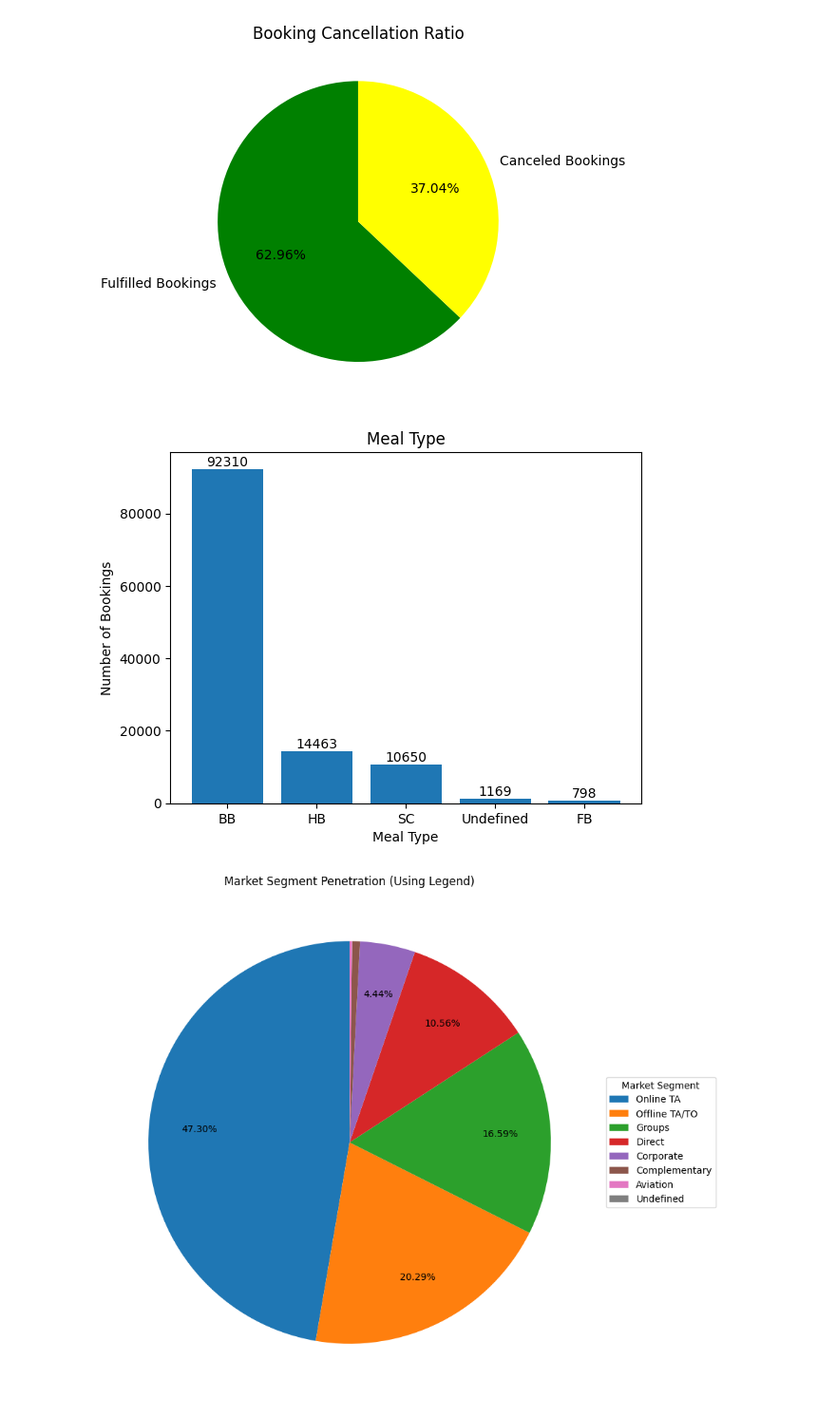
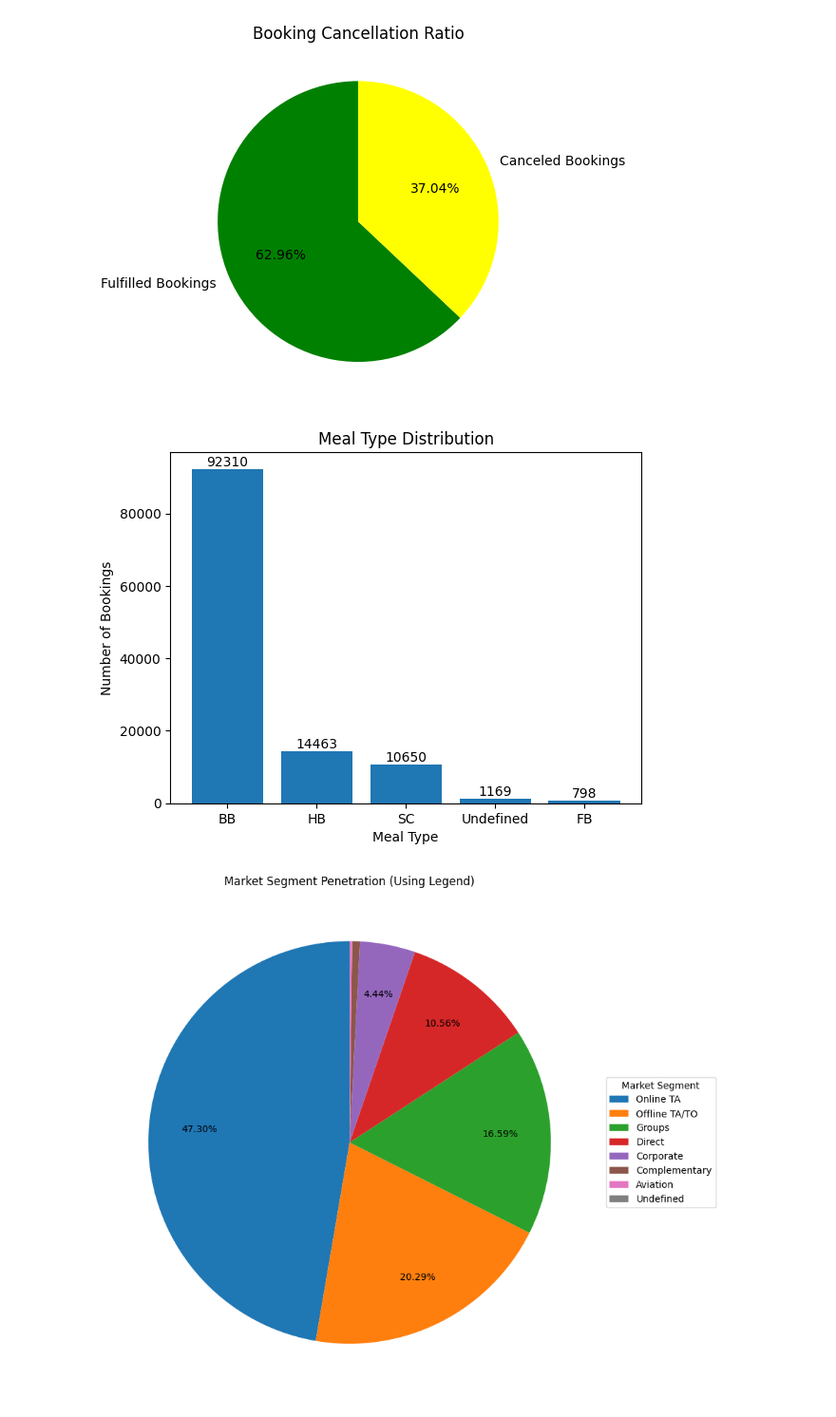
Before and after one commit to Piyush-D24/Data_Visualization_Project, a Jupyter notebook: Hotel_Booking.ipynb, the cells around one changed output. Shown at 95% size. Cells and saved outputs as stored; diff of their text form; code cells hidden in the pictures.

```diff
--- a/Hotel_Booking.ipynb
+++ b/Hotel_Booking.ipynb
@@ -105,15 +105,15 @@ plt.show()
 # %%
 meal_type = df['meal'].value_counts()
 x = meal_type.index
 y = meal_type.values
 plt.bar(x, y)
-plt.title('Meal Type')
+plt.title('Meal Type Distribution')
 plt.xlabel('Meal Type')
 plt.ylabel('Number of Bookings')
 plt.bar_label(plt.gca().containers[0])
 plt.show()
 # %% [output]
-[figure, old version]
+[figure, new version]
 # %%
 market = df['market_segment'].value_counts()
 x = market.index
```
Also changed, not shown: parts of 43 cells of this notebook.
